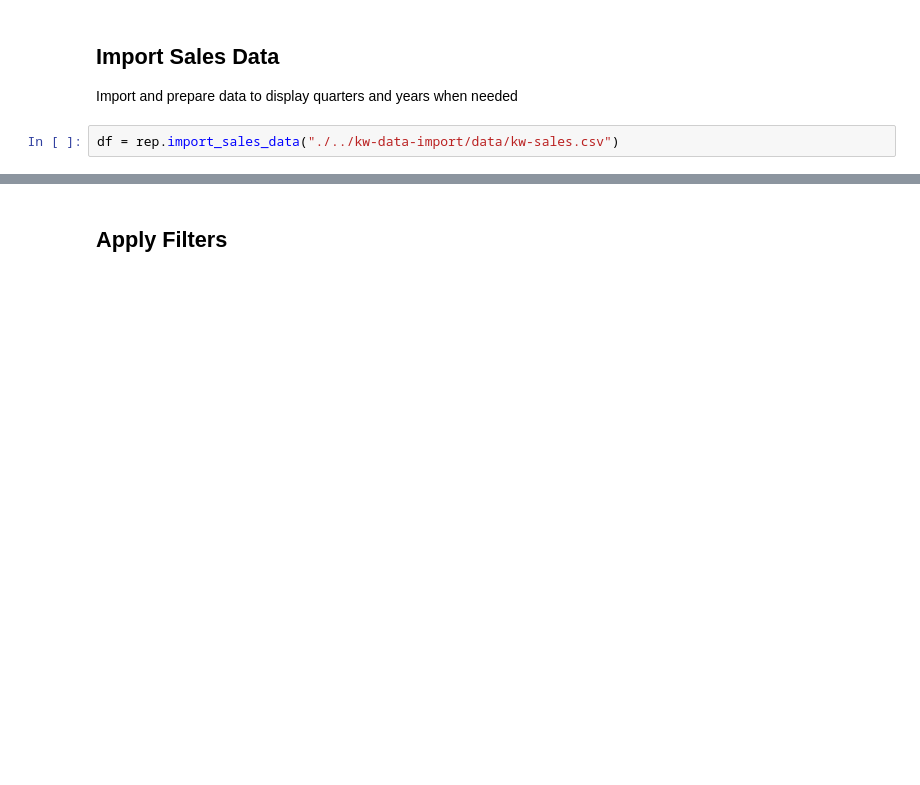
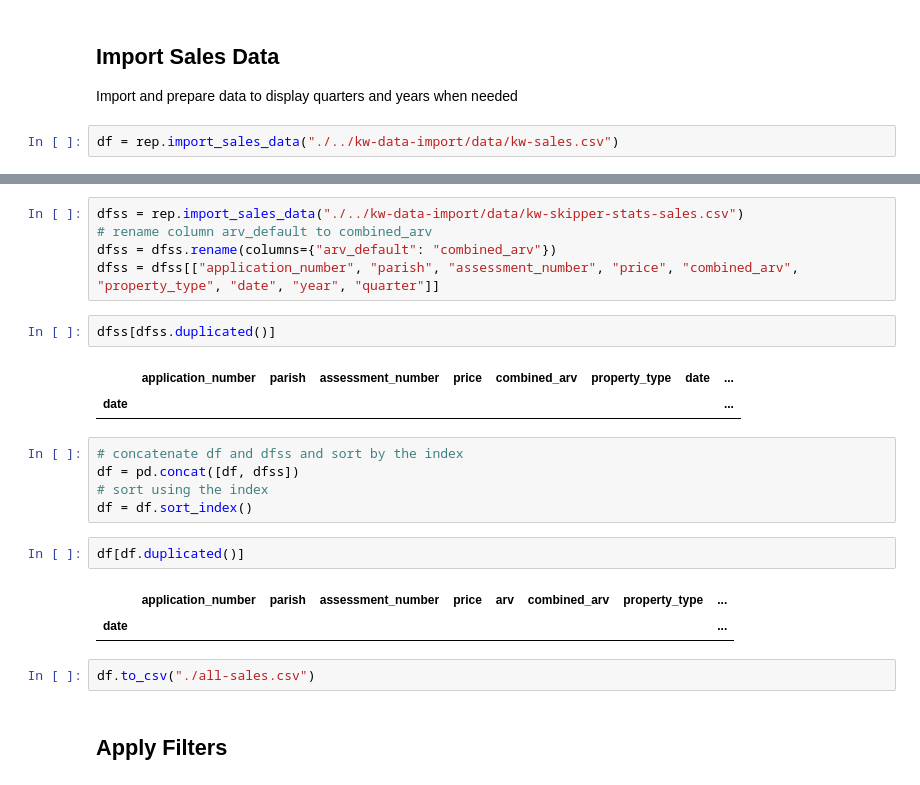
Before and after one commit to bermuda-automation/kw-data-reports, a Jupyter notebook: reports_data_and_graphs.ipynb, the cells around one changed output, grey strips where cells are left out. Saved outputs shown, nothing was run; the diff lists cells and outputs as text; blank space fills up the shorter version.

```diff
--- a/reports_data_and_graphs.ipynb
+++ b/reports_data_and_graphs.ipynb
@@ -178,3 +185,25 @@ df = rep.import_sales_data("./../kw-data-import/data/kw-sales.csv")
+# %%
+dfss = rep.import_sales_data("./../kw-data-import/data/kw-skipper-stats-sales.csv")
+# rename column arv_default to combined_arv
+dfss = dfss.rename(columns={"arv_default": "combined_arv"})
+dfss = dfss[["application_number", "parish", "assessment_number", "price", "combined_arv", "property_type", "date", "year", "quarter"]]
+# %%
+dfss[dfss.duplicated()]
+# %% [output]
+|  | application_number | parish | assessment_number | price | combined_arv | property_type | date | ... |
+| date |  |  |  |  |  |  |  | ... |
+# %%
+# concatenate df and dfss and sort by the index
+df = pd.concat([df, dfss])
+# sort using the index
+df = df.sort_index()
+# %%
+df[df.duplicated()]
+# %% [output]
+|  | application_number | parish | assessment_number | price | arv | combined_arv | property_type | ... |
+| date |  |  |  |  |  |  |  | ... |
+# %%
+df.to_csv("./all-sales.csv")
 # %% [markdown]
 ## Apply Filters
 # %% [markdown]
```
Also changed, not shown: parts of 37 cells of this notebook, 1 other file.
